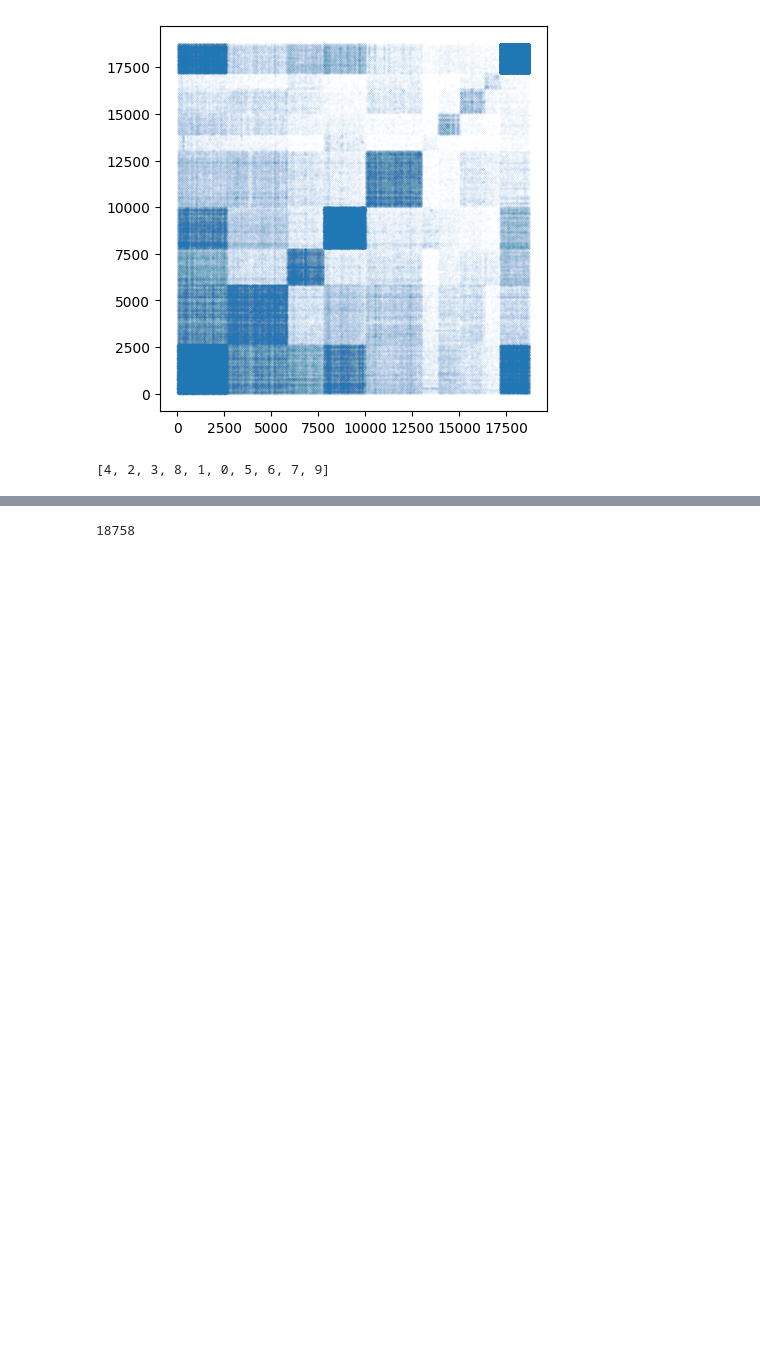
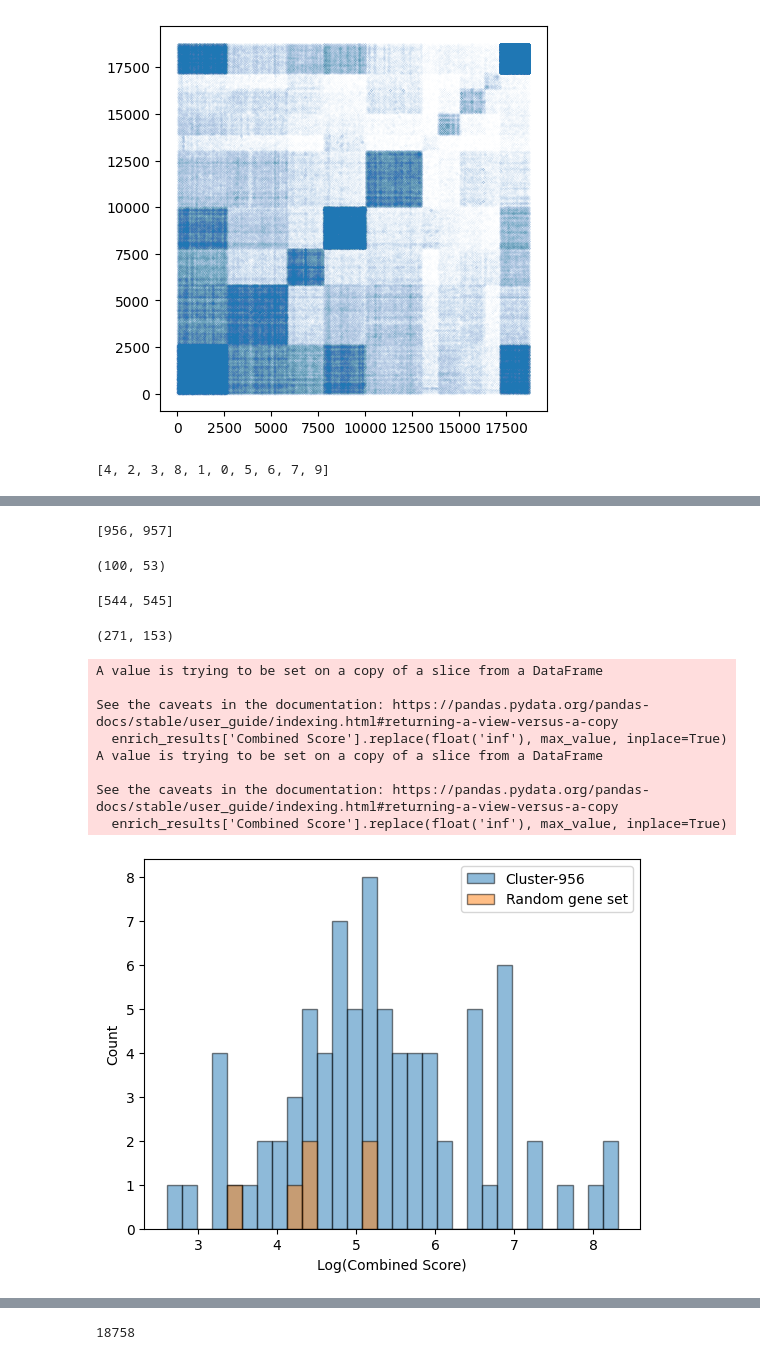
Before and after one commit to ZiyuZhang1/HBDM, a Jupyter notebook: results_analysis_code/model_analysis_multiD_hiera_biocluster.ipynb, the cells around one changed output, grey strips where cells are left out. Saved outputs shown, nothing was run; the diff lists cells and outputs as text; code cells hidden in the pictures; blank space fills up the shorter version.

Commit message:
sc_analysis and enrich

```diff
--- a/results_analysis_code/model_analysis_multiD_hiera_biocluster.ipynb
+++ b/results_analysis_code/model_analysis_multiD_hiera_biocluster.ipynb
@@ -379,7 +389,62 @@ order
+# %%
+level_dict[545]
+# %% [output]
+[956, 957]
+# %%
+len(index_dict[956]),len(index_dict[957])
+# %% [output]
+(100, 53)
+# %%
+level_dict[283]
+# %% [output]
+[544, 545]
+# %%
+len(index_dict[544]),len(index_dict[545])
+# %% [output]
+(271, 153)
+# %%
+def enrichgene(query_genes,database):
+    enr = gp.enrichr(gene_list=query_genes,
+                    gene_sets=database,
+                    organism='human',
+                    outdir=None,
+                    )
+    enrich_results = enr.results
+    enrich_results = enrich_results[enrich_results['P-value']<0.01]
+    max_value = enrich_results['Combined Score'].replace(float('inf'), np.nan).max()
+    enrich_results['Combined Score'].replace(float('inf'), max_value, inplace=True)
+    enrich_results=enrich_results[enrich_results['Combined Score']>1]
+    log_transformed_values = np.log(enrich_results['Combined Score'])
+    return log_transformed_values
+def cluster_gene_enrich(query_genes,clustername):
+    for database in [['GO_Biological_Process_2021','GO_Cellular_Component_2021','GO_Molecular_Function_2021','KEGG_2019_Human','Reactome_2022']]:
+        enrich1 = enrichgene(query_genes,'GO_Biological_Process_2021')
+        randomgenes = sample(list(stringId2name.values()),len(query_genes))
+        enrichrandom = enrichgene(randomgenes,'GO_Biological_Process_2021')
+        bin_edges = np.histogram(enrich1, bins=30)[1]
+        plt.hist(enrich1, bins=bin_edges, edgecolor='black', alpha=0.5, label=clustername)
+        plt.hist(enrichrandom, bins=bin_edges, edgecolor='black', alpha=0.5, label='Random gene set')
+
+        # plt.title(database)
+        plt.xlabel('Log(Combined Score)')
+        plt.ylabel('Count')
+        plt.legend()  # Show legend with labels for each set
+        plt.show()
 # %%
-interest_nodes = index_dict[8]
+interest_nodes = index_dict[956]
 strings = list(map(node2string.get,interest_nodes))
 query_genes = list(map(stringId2name.get,strings))
+cluster_gene_enrich(query_genes,'Cluster-956')
+# %% [output]
+A value is trying to be set on a copy of a slice from a DataFrame
+
+See the caveats in the documentation: https://pandas.pydata.org/pandas-docs/stable/user_guide/indexing.html#returning-a-view-versus-a-copy
+  enrich_results['Combined Score'].replace(float('inf'), max_value, inplace=True)
+A value is trying to be set on a copy of a slice from a DataFrame
+
+See the caveats in the documentation: https://pandas.pydata.org/pandas-docs/stable/user_guide/indexing.html#returning-a-view-versus-a-copy
+  enrich_results['Combined Score'].replace(float('inf'), max_value, inplace=True)
+[figure, added]
 # %%
 def cluster_gene_enrich(query_genes):
     for database in [['GO_Biological_Process_2021','GO_Cellular_Component_2021','GO_Molecular_Function_2021'],['KEGG_2019_Human'],['Reactome_2022']]:
```
Also changed, not shown: parts of 21 cells of this notebook, 5 other files.
